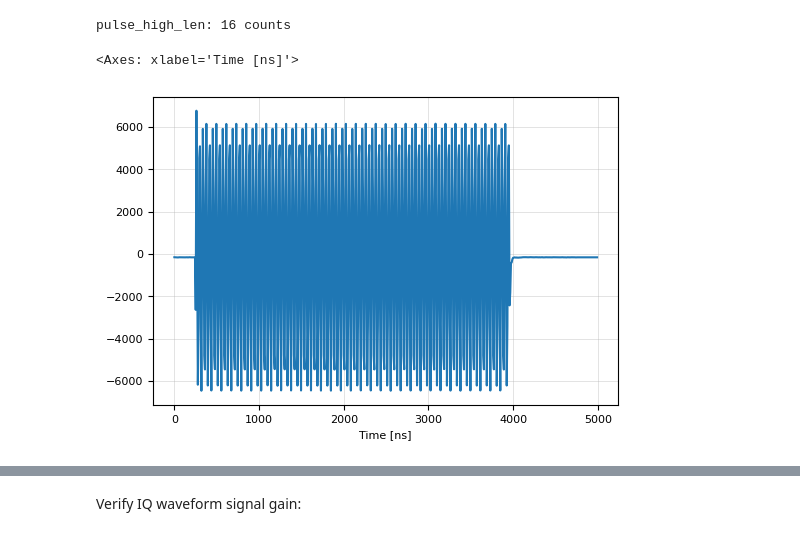
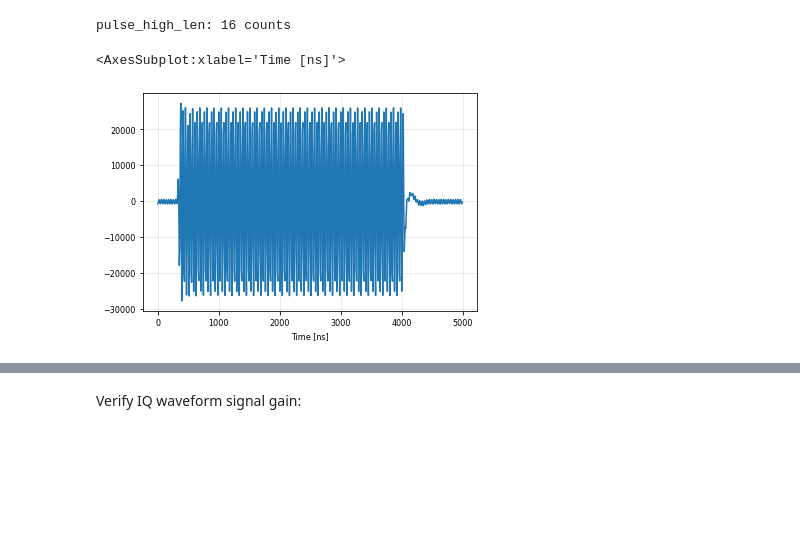
Before and after one commit to BerkeleyLab/uspas_llrf, a Jupyter notebook: python/test_lemp.ipynb, the cells around one changed output, grey strips where cells are left out. Drawn from its saved outputs; the diff is of its cells as text; code cells hidden in the pictures; blank space fills up the shorter version.

```diff
--- a/python/test_lemp.ipynb
+++ b/python/test_lemp.ipynb
@@ -45,6 +22,7 @@ def plot_ps(f, psd_dbfs, title='', annotate=False):
 # %% [markdown]
 # Read Board Support info
 # %%
-llrf = LLRFApp(addr='192.168.19.42:803', conf='LEMP', chan_keep=1)
+slac_b15_ip = '192.168.19.171:803'
+llrf = LLRFApp(addr=slac_b15_ip, conf='LEMP', chan_keep=7)
 llrf.get_bsp_info()
 # %% [output]
@@ -142,6 +123,6 @@ def read_raw_adcs():
 # %%
-df = read_raw_adcs()['adc0']
-df.loc[:5000].plot()
+df_sig = llrf.get_raw_bufs_df()
+df_sig['adc0'].loc[:5000].plot()
 # %% [output]
-<Axes: xlabel='Time [ns]'>
+<AxesSubplot:xlabel='Time [ns]'>
-[figure, old version]
+[figure, new version]
```
Also changed, not shown: parts of 29 cells of this notebook, 1 other file.
